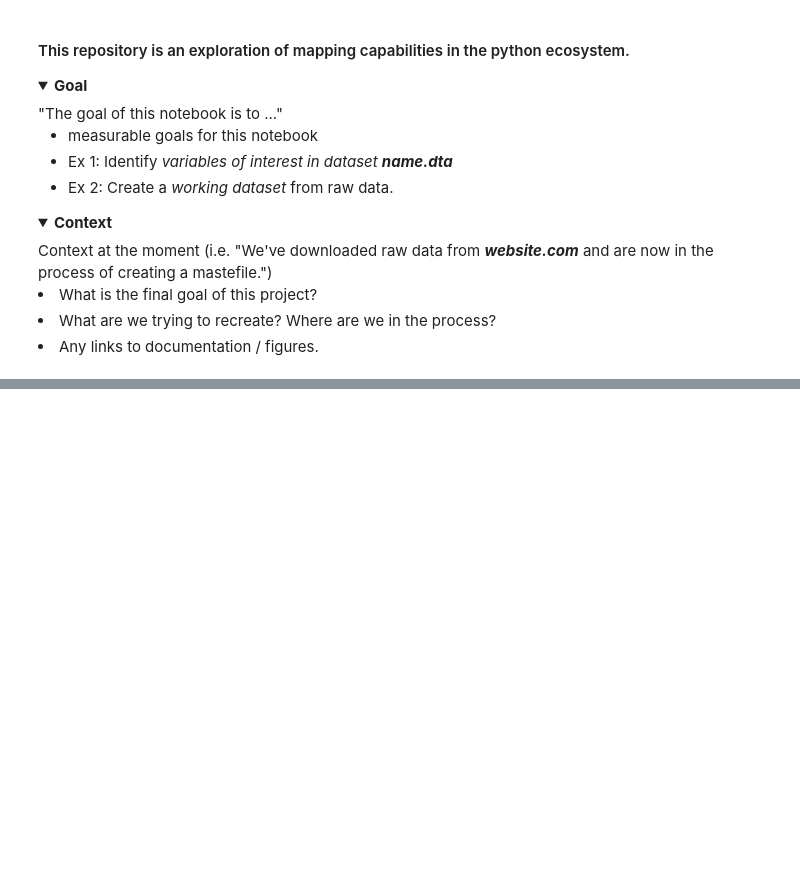
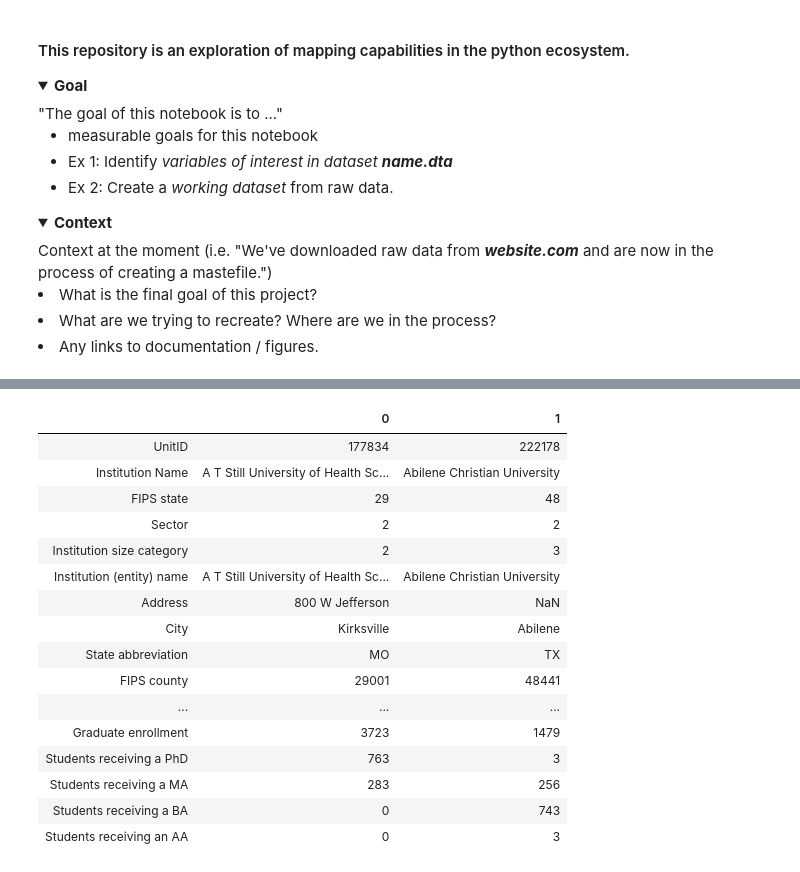
Before and after one commit to chekos/Making-Maps-With-Python-NACIS-2019, a Jupyter notebook: notebooks/00_DataPrep.ipynb, the cells around one changed output, grey strips where cells are left out. Saved outputs shown, nothing was run; the diff lists cells and outputs as text; code cells hidden in the pictures; folded sections open; blank space fills up the shorter version.

```diff
--- a/notebooks/00_DataPrep.ipynb
+++ b/notebooks/00_DataPrep.ipynb
@@ -39,0 +141,22 @@ data = pd.read_
+# %%
+data = data.drop(columns = ['Degree-granting status', 'Institution name alias', "Students receiving a Postbaccalaureate or Post-master's certificate", 'Students receiving a certificate of 1 but less than 4-years', 'Students receiving a certificate of less than 1-year',  'Unnamed: 24'])
+# %%
+data.head(2).T
+# %% [output]
+|  | 0 | 1 |
+| UnitID | 177834 | 222178 |
+| Institution Name | A T Still University of Health Sc... | Abilene Christian University |
+| FIPS state | 29 | 48 |
+| Sector | 2 | 2 |
+| Institution size category | 2 | 3 |
+| Institution (entity) name | A T Still University of Health Sc... | Abilene Christian University |
+| Address | 800 W Jefferson | NaN |
+| City | Kirksville | Abilene |
+| State abbreviation | MO | TX |
+| FIPS county | 29001 | 48441 |
+| ... | ... | ... |
+| Graduate enrollment | 3723 | 1479 |
+| Students receiving a PhD | 763 | 3 |
+| Students receiving a MA | 283 | 256 |
+| Students receiving a BA | 0 | 743 |
+| Students receiving an AA | 0 | 3 |
```
Also changed, not shown: parts of 22 cells of this notebook, 3 other files.
